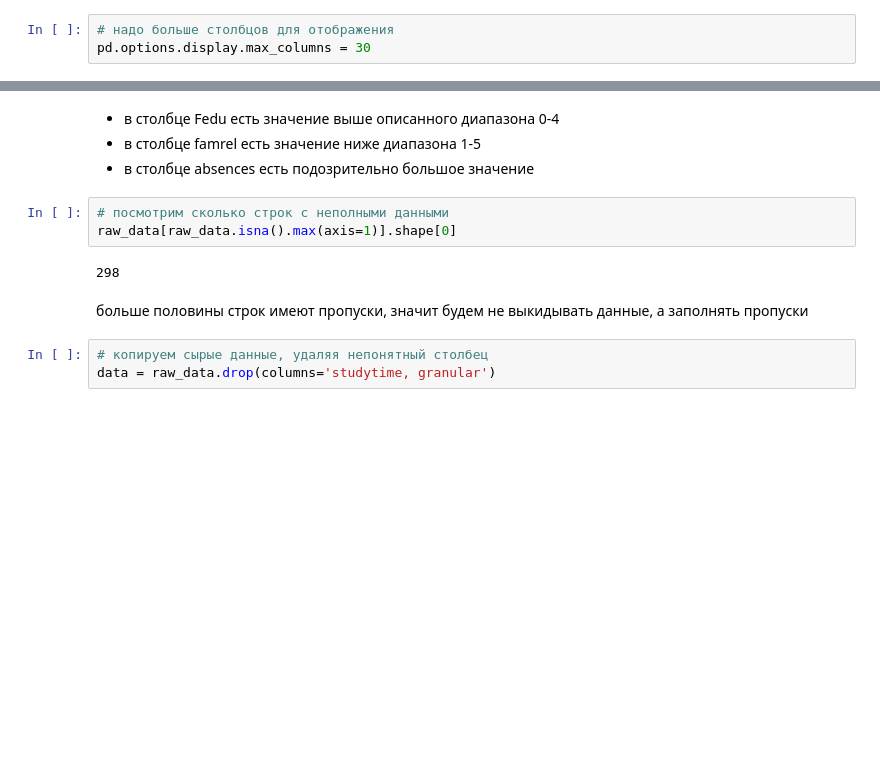
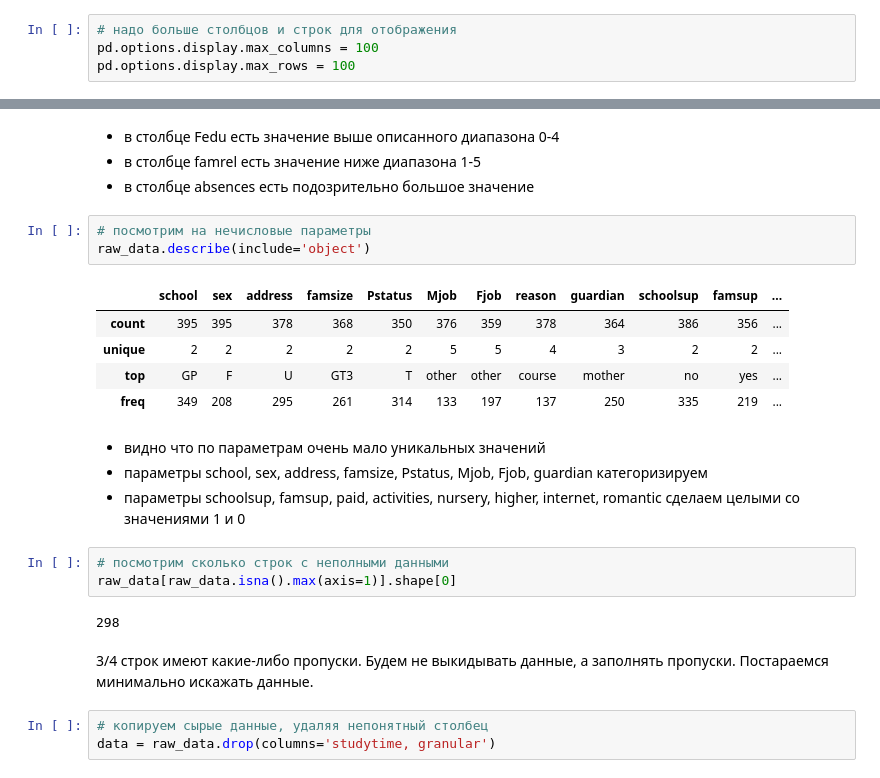
Before and after one commit to sau114/skillfactory_rds, a Jupyter notebook: module_2/main.ipynb, the cells around one changed output, grey strips where cells are left out. Saved outputs shown, nothing was run; the diff lists cells and outputs as text; blank space fills up the shorter version.

```diff
--- a/module_2/main.ipynb
+++ b/module_2/main.ipynb
@@ -3,6 +6,7 @@ import pandas as pd
 # %%
-# надо больше столбцов для отображения
-pd.options.display.max_columns = 30
+# надо больше столбцов и строк для отображения
+pd.options.display.max_columns = 100
+pd.options.display.max_rows = 100
 # %%
 # загрузим и посмотрим что на входе
 raw_data = pd.read_csv('stud_math.csv')
@@ -88,13 +91,26 @@ raw_data.describe()
 - в столбце Fedu есть значение выше описанного диапазона 0-4
 - в столбце famrel есть значение ниже диапазона 1-5
 - в столбце absences есть подозрительно большое значение
+# %%
+# посмотрим на нечисловые параметры
+raw_data.describe(include='object')
+# %% [output]
+|  | school | sex | address | famsize | Pstatus | Mjob | Fjob | reason | guardian | schoolsup | famsup | ... |
+| count | 395 | 395 | 378 | 368 | 350 | 376 | 359 | 378 | 364 | 386 | 356 | ... |
+| unique | 2 | 2 | 2 | 2 | 2 | 5 | 5 | 4 | 3 | 2 | 2 | ... |
+| top | GP | F | U | GT3 | T | other | other | course | mother | no | yes | ... |
+| freq | 349 | 208 | 295 | 261 | 314 | 133 | 197 | 137 | 250 | 335 | 219 | ... |
+# %% [markdown]
+- видно что по параметрам очень мало уникальных значений
+- параметры school, sex, address, famsize, Pstatus, Mjob, Fjob, guardian категоризируем
+- параметры schoolsup, famsup, paid, activities, nursery, higher, internet, romantic сделаем целыми со значениями 1 и 0
 # %%
 # посмотрим сколько строк с неполными данными
 raw_data[raw_data.isna().max(axis=1)].shape[0]
 # %% [output]
 298
 # %% [markdown]
-больше половины строк имеют пропуски, значит будем не выкидывать данные, а заполнять пропуски
+3/4 строк имеют какие-либо пропуски. Будем не выкидывать данные, а заполнять пропуски. Постараемся минимально искажать данные.
 # %%
 # копируем сырые данные, удаляя непонятный столбец
 data = raw_data.drop(columns='studytime, granular')
```
Also changed, not shown: parts of 28 cells of this notebook.
